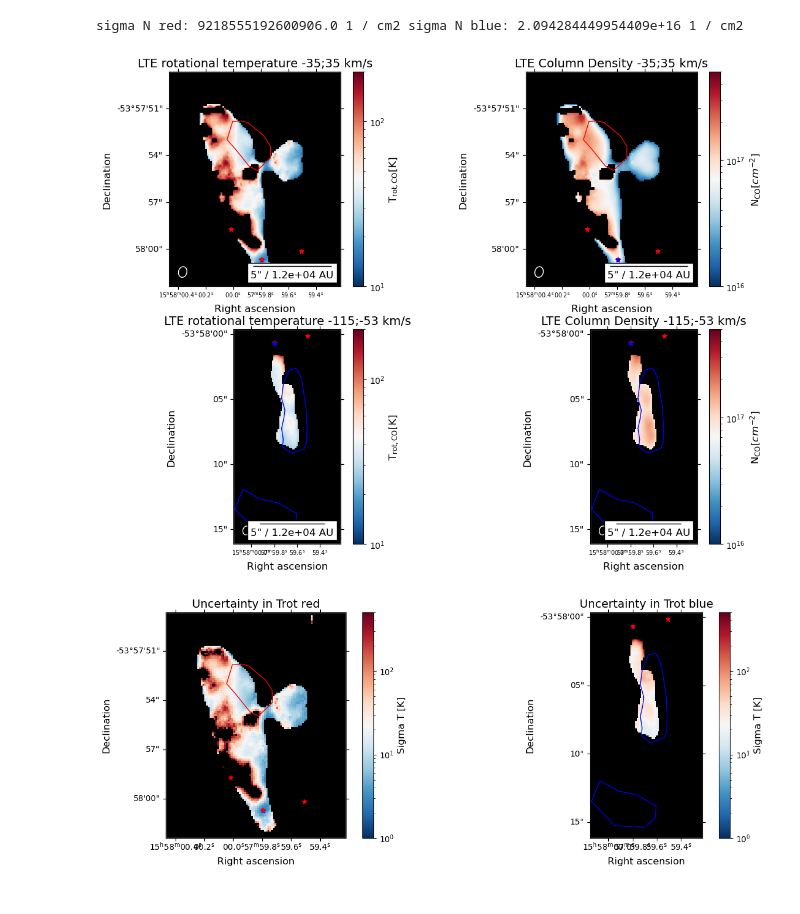
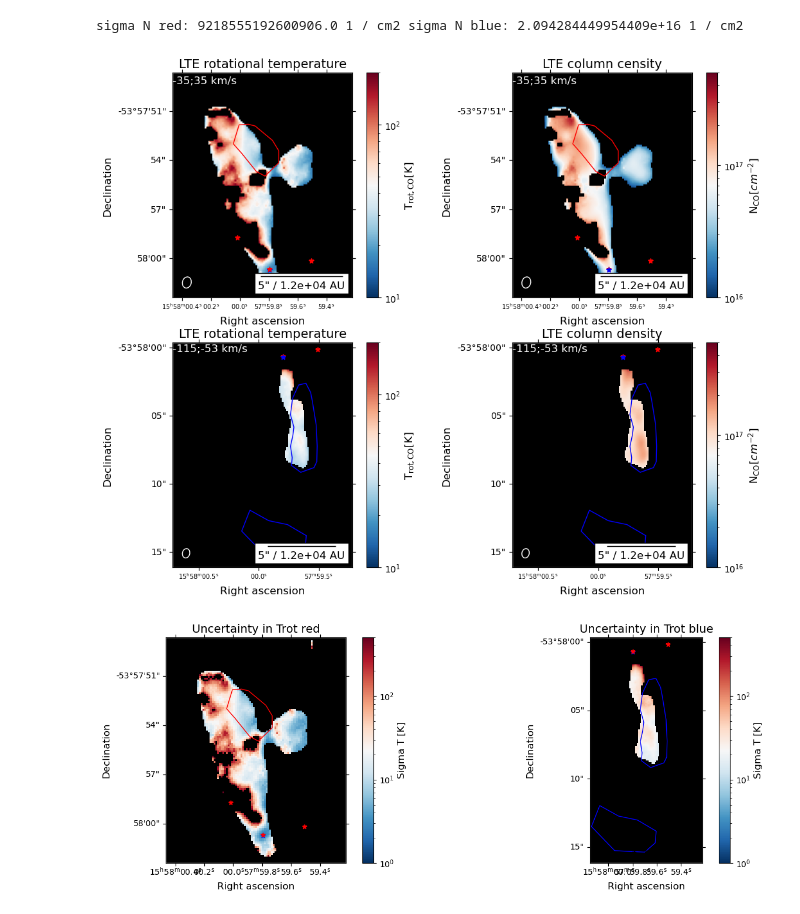
Before and after one commit to femkeballieux/master_project_2, a Jupyter notebook: code/LTERadtrans_RotDiagram_G328.25.ipynb, the cells around one changed output. Saved outputs shown, nothing was run; the diff lists cells and outputs as text; code cells hidden in the pictures.

```diff
--- a/code/LTERadtrans_RotDiagram_G328.25.ipynb
+++ b/code/LTERadtrans_RotDiagram_G328.25.ipynb
@@ -443,12 +443,13 @@ fig, ax = plt.subplots(2,2, figsize=(12.5,10), subplot_kw={'projection': wcs_B6_
 #temp red
 ax[0,0].imshow(Tk_CO_red_behaved.value, origin='lower', cmap='RdBu_r', norm=norm_T)
 ax[0,0].set_facecolor('black')
-ax[0,0].set_title('LTE rotational temperature '+red_velrange_text+' km/s')
+ax[0,0].set_title('LTE rotational temperature')
 ax[0,0].set_xlabel('Right ascension')
 ax[0,0].set_ylabel('Declination')
 v.add_beam(ax=ax[0,0],major=beam_major, minor=beam_minor, angle=beam_pa, color='black', edgecolor='white')
 ax[0,0].set_xlim(500,600)
 ax[0,0].set_ylim(550,675)
+ax[0,0].text(500,669,red_velrange_text+' km/s', color='white')
 # ax[0,0].scatter(548,616, facecolors='none', edgecolors='orange', linewidth=2) #bad
 # ax[0,0].scatter(543,585, facecolors='none', edgecolors='blue', linewidth=2) #bad
 # ax[0,0].scatter(550,574, facecolors='none', edgecolors='red', linewidth=2) #bad
@@ -460,11 +461,12 @@ fig.colorbar(mappable=sm_T, ax=ax[0,0], label=r'T$_{\mathrm{rot,CO}}$[K]')
 #temp blue
 ax[1,0].imshow(Tk_CO_blue_behaved.value, origin='lower', cmap='RdBu_r', norm=norm_T)
 ax[1,0].set_facecolor('black')
-ax[1,0].set_title('LTE rotational temperature '+blue_velrange_text+' km/s')
+ax[1,0].set_title('LTE rotational temperature')
 ax[1,0].set_xlabel('Right ascension')
 ax[1,0].set_ylabel('Declination')
-ax[1,0].set_xlim(525,600)
+ax[1,0].set_xlim(480,600)
 ax[1,0].set_ylim(425,575)
+ax[1,0].text(480,569,blue_velrange_text+' km/s', color='white')
 v.add_beam(ax=ax[1,0],major=beam_major, minor=beam_minor, angle=beam_pa, color='black', edgecolor='white')
 ax[1,0].tick_params(axis='x', labelsize=7)
 v.add_scalebar(ax[1,0], length=5*u.arcsec, label=f"5\" / {((5*u.arcsec).to(u.rad)*d.to(u.au)).value:.2} AU" , frame=True, pad=0.3)
@@ -473,11 +475,13 @@ fig.colorbar(mappable=sm_T, ax=ax[1,0], label=r'T$_{\mathrm{rot,CO}}$[K]')
 #coldens red
 ax[0,1].imshow(N_B6_CO_red_behaved.value, origin='lower', cmap='RdBu_r', norm=norm_d)
 ax[0,1].set_facecolor('black')
-ax[0,1].set_title('LTE Column Density '+red_velrange_text+' km/s')
+ax[0,1].set_title('LTE column censity')
 ax[0,1].set_xlabel('Right ascension')
 ax[0,1].set_ylabel('Declination')
+
 ax[0,1].set_xlim(500,600)
 ax[0,1].set_ylim(550,675)
+ax[0,1].text(500,669,red_velrange_text+' km/s', color='white')
 # ax[0,1].scatter(548,616, facecolors='none', edgecolors='orange', linewidth=2) #bad
 # ax[0,1].scatter(543,585, facecolors='none', edgecolors='blue', linewidth=2) #bad
 # ax[0,1].scatter(550,574, facecolors='none', edgecolors='red', linewidth=2) #bad
@@ -490,47 +494,48 @@ fig.colorbar(mappable=sm_d, ax=ax[0,1], label=r'N$_{\mathrm{CO}}[cm^{-2}]$')
 #coldens blue
 ax[1,1].imshow(N_B6_CO_blue_behaved.value, origin='lower', cmap='RdBu_r', norm=norm_d)
 ax[1,1].set_facecolor('black')
-ax[1,1].set_title('LTE Column Density '+blue_velrange_text+' km/s')
+ax[1,1].set_title('LTE column density')
 ax[1,1].set_xlabel('Right ascension')
 ax[1,1].set_ylabel('Declination')
 # ax[1,1].scatter(665,435,s=200, facecolors='none', edgecolors='orange', linewidth=2)
-ax[1,1].set_xlim(525,600)
+ax[1,1].set_xlim(480,600)
 ax[1,1].set_ylim(425,575)
+ax[1,1].text(480,569,blue_velrange_text+' km/s', color='white')
 v.add_beam(ax=ax[1,1],major=beam_major, minor=beam_minor, angle=beam_pa, color='black', edgecolor='white')
 ax[1,1].tick_params(axis='x', labelsize=7)
 v.add_scalebar(ax[1,1], length=5*u.arcsec, label=f"5\" / {((5*u.arcsec).to(u.rad)*d.to(u.au)).value:.2} AU", frame=True, pad=0.3)
 fig.colorbar(mappable=sm_d, ax=ax[1,1], label=r'N$_{\mathrm{CO}}[cm^{-2}]$')
 
 
 ax[0,0].scatter(hot_cores_RA, hot_cores_DEC, transform=ax[0,0].get_transform('fk5'), s=30,
            color='blue', marker='*', label='Hot cores', zorder=100)
 ax[0,1].scatter(hot_cores_RA, hot_cores_DEC, transform=ax[0,1].get_transform('fk5'), s=30,
            color='blue', marker='*', label='Hot cores', zorder=100)
 ax[1,0].scatter(hot_cores_RA, hot_cores_DEC, transform=ax[1,0].get_transform('fk5'), s=30,
            color='blue', marker='*', label='Hot cores', zorder=100)
 ax[1,1].scatter(hot_cores_RA, hot_cores_DEC, transform=ax[1,1].get_transform('fk5'), s=30,
            color='blue', marker='*', label='Hot cores', zorder=100)
 
 ax[0,0].scatter(all_cores_coords.ra, all_cores_coords.dec, transform=ax[0,0].get_transform('fk5'), s=30,
               color='red', marker='*', label='All cores', zorder=100)
 ax[0,1].scatter(all_cores_coords.ra, all_cores_coords.dec, transform=ax[0,1].get_transform('fk5'), s=30,
                 color='red', marker='*', label='All cores')
 ax[1,0].scatter(all_cores_coords.ra, all_cores_coords.dec, transform=ax[1,0].get_transform('fk5'), s=30,
                 color='red', marker='*', label='All cores')
 ax[1,1].scatter(all_cores_coords.ra, all_cores_coords.dec, transform=ax[1,1].get_transform('fk5'), s=30,
                 color='red', marker='*', label='All cores')
 
 for region in regions:
     pixel_region = region.to_pixel(wcs_B6_red)
     pixel_region.plot(ax=ax[0,0], linewidth=1)
     pixel_region.plot(ax=ax[0,1], linewidth=1)
     pixel_region.plot(ax=ax[1,0], linewidth=1)
     pixel_region.plot(ax=ax[1,1], linewidth=1)
 
-plt.subplots_adjust(wspace=0.5)
-plt.savefig(path+'plots/LTE_tempmaps_'+source_name+'.png', dpi=500, bbox_inches='tight')
+plt.subplots_adjust(wspace=0.2)
+plt.savefig(path+'plots/LTE_tempmaps_'+source_name+'.pdf', dpi=500, bbox_inches='tight')
 # %% [output]
-[figure, old version]
+[figure, new version]
 # %%
 """
 Plot the sigma on temperature
```
Also changed, not shown: 13 other files.
